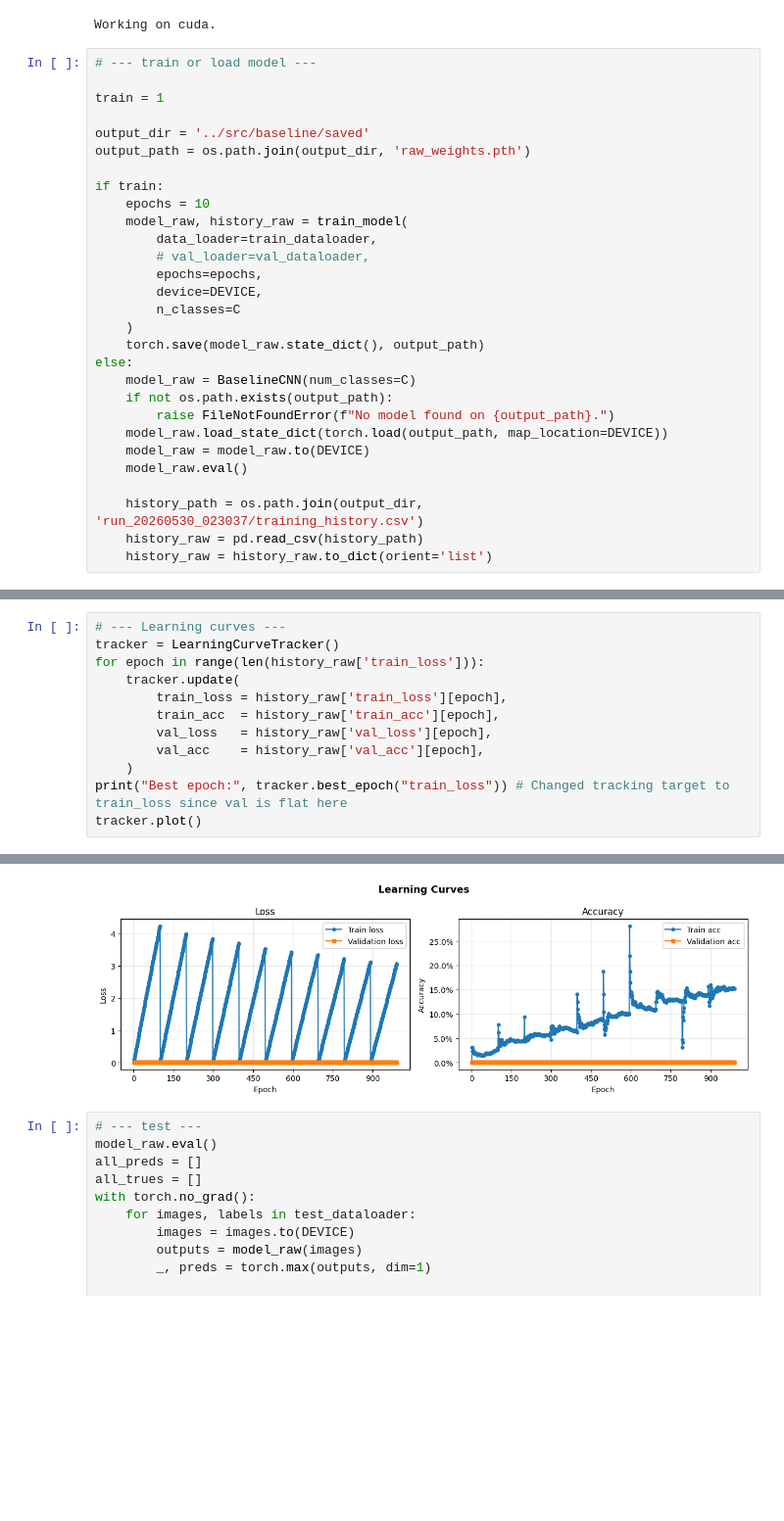
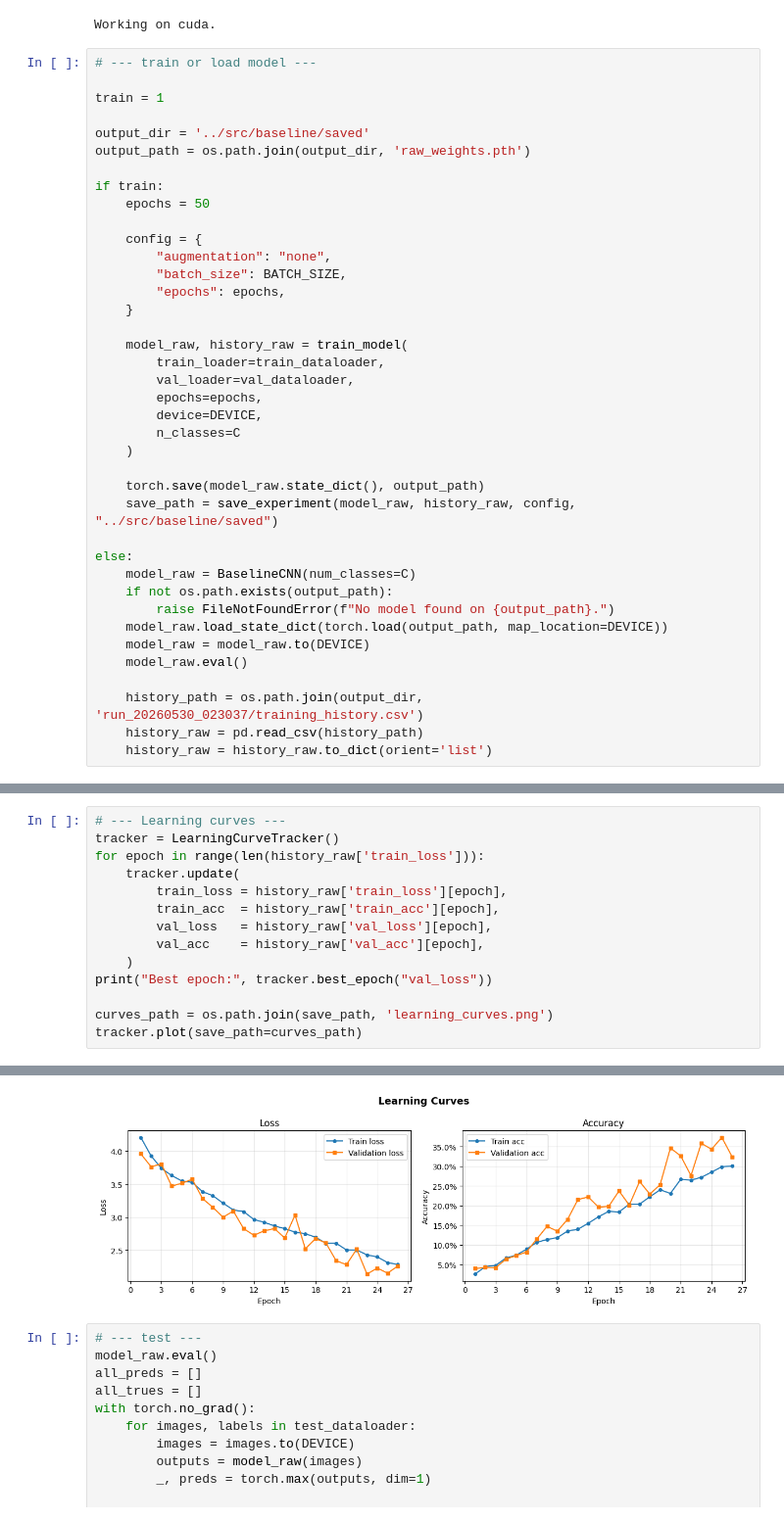
Before and after one commit to lightless-lamp/ACA-TP2, a Jupyter notebook: notebooks/04_baseline.ipynb, the cells around one changed output, grey strips where cells are left out. Shown at 98% size. Saved outputs shown, nothing was run; the diff lists cells and outputs as text; blank space fills up the shorter version.

Commit message:
corrected saving in baseline

```diff
--- a/notebooks/04_baseline.ipynb
+++ b/notebooks/04_baseline.ipynb
@@ -68,15 +63,25 @@ output_dir = '../src/baseline/saved'
 output_path = os.path.join(output_dir, 'raw_weights.pth')
 
 if train:
-    epochs = 10
+    epochs = 50
+
+    config = {
+        "augmentation": "none",
+        "batch_size": BATCH_SIZE,
+        "epochs": epochs,
+    }
+
     model_raw, history_raw = train_model(
-        data_loader=train_dataloader,
-        # val_loader=val_dataloader,
+        train_loader=train_dataloader,
+        val_loader=val_dataloader,
         epochs=epochs,
         device=DEVICE,
         n_classes=C
     )
+
     torch.save(model_raw.state_dict(), output_path)
+    save_path = save_experiment(model_raw, history_raw, config, "../src/baseline/saved")
+
 else:
     model_raw = BaselineCNN(num_classes=C)
     if not os.path.exists(output_path):
@@ -98,6 +121,8 @@ for epoch in range(len(history_raw['train_loss'])):
         val_loss   = history_raw['val_loss'][epoch],
         val_acc    = history_raw['val_acc'][epoch],
     )
-print("Best epoch:", tracker.best_epoch("train_loss")) # Changed tracking target to train_loss since val is flat here
-tracker.plot()
+print("Best epoch:", tracker.best_epoch("val_loss"))
+
+curves_path = os.path.join(save_path, 'learning_curves.png')
+tracker.plot(save_path=curves_path)
 # %% [output]
@@ -105,4 +130,4 @@ Best epoch: {'epoch': 595, 'train_loss': 0.0286203731190074, 'val_loss': 0.0, 't
-[figure, old version]
+[figure, new version]
 # %%
 # --- test ---
 model_raw.eval()
```
Also changed, not shown: parts of 5 cells of this notebook, 12 other files.
